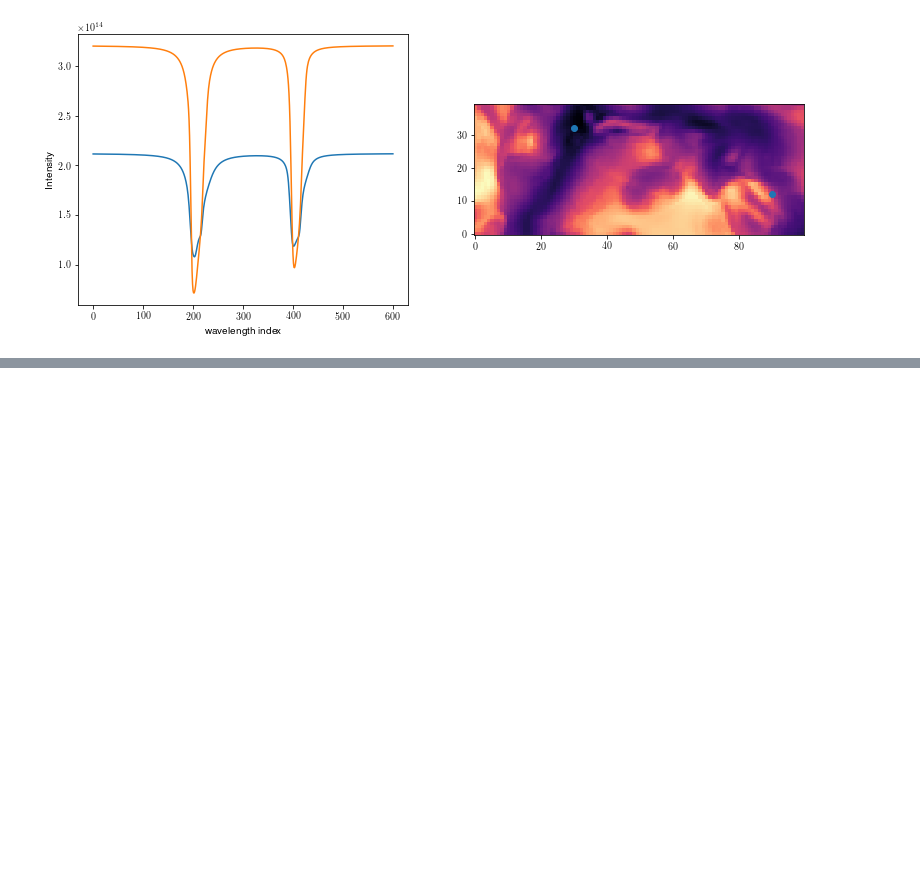
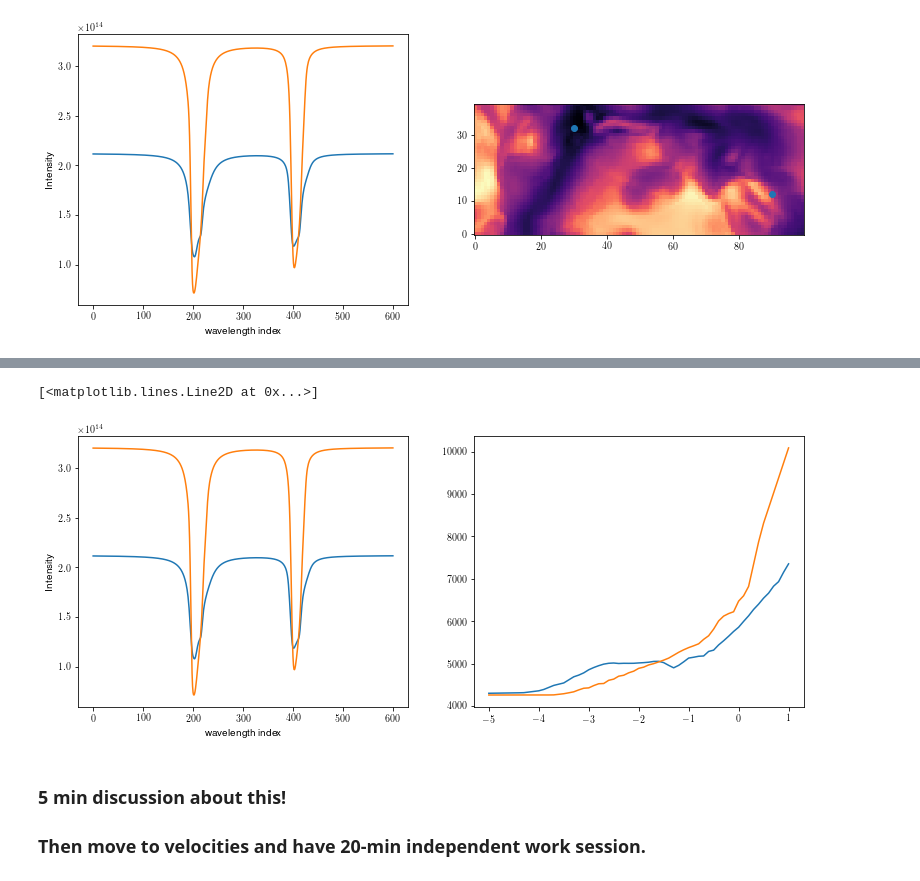
Before and after one commit to ivanzmilic/collage, a Jupyter notebook: Photospheric_spectra.ipynb, the cells around one changed output, grey strips where cells are left out. Drawn from its saved outputs; the diff is of its cells as text; code cells hidden in the pictures; blank space fills up the shorter version.

```diff
--- a/Photospheric_spectra.ipynb
+++ b/Photospheric_spectra.ipynb
@@ -133,0 +236,19 @@ plt.savefig("inverse_gran.png",bbox_inches='tight')
+# %%
+# We can try and plot the temperature dependence on the optical depth for these two points:
+
+plt.figure(figsize=[13,5])
+plt.subplot(121)
+plt.plot(stokes[180,232,0])
+plt.plot(stokes[240,212,0])
+plt.xlabel("wavelength index")
+plt.ylabel("Intensity")
+plt.subplot(122)
+plt.plot(atmos[0,180,232,:],atmos[2,180,232,:])
+plt.plot(atmos[0,240,212,:],atmos[2,240,212,:])
+# %% [output]
+[<matplotlib.lines.Line2D at 0x...>]
+[figure, added]
+# %% [markdown]
+### 5 min discussion about this!
+
+### Then move to velocities and have 20-min independent work session.
```
Also changed, not shown: parts of 15 cells of this notebook.
